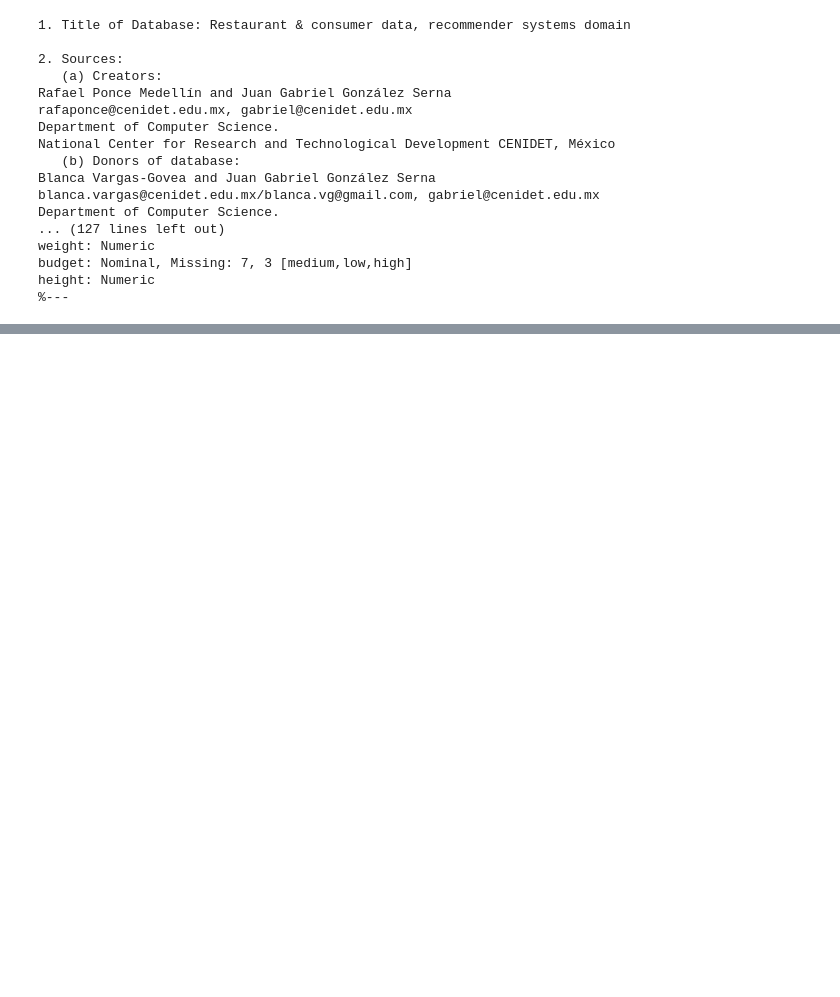
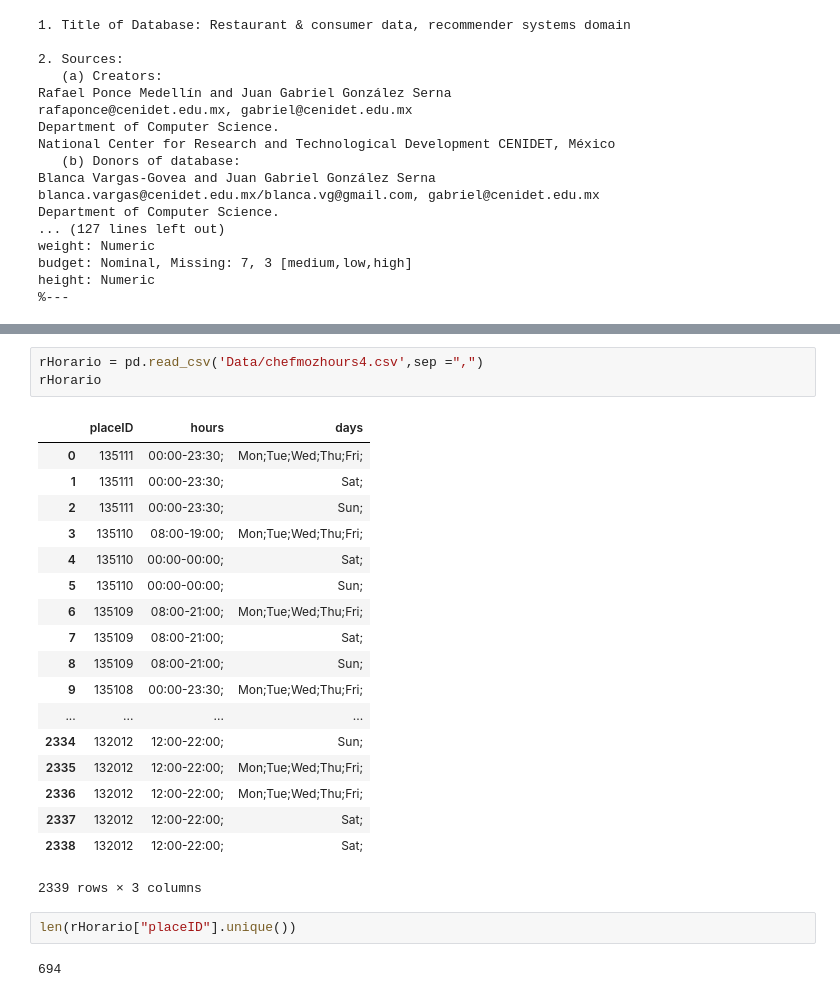
Before and after one commit to jorgeserranodelcerro/TFM_recommender_system, a Jupyter notebook: TFM.ipynb, the cells around one changed output, grey strips where cells are left out. Drawn from its saved outputs; the diff is of its cells as text; blank space fills up the shorter version.

```diff
--- a/TFM.ipynb
+++ b/TFM.ipynb
@@ -30,0 +128,26 @@ height: Numeric
+# %%
+rHorario = pd.read_csv('Data/chefmozhours4.csv',sep =",")
+rHorario
+# %% [output]
+|  | placeID | hours | days |
+| 0 | 135111 | 00:00-23:30; | Mon;Tue;Wed;Thu;Fri; |
+| 1 | 135111 | 00:00-23:30; | Sat; |
+| 2 | 135111 | 00:00-23:30; | Sun; |
+| 3 | 135110 | 08:00-19:00; | Mon;Tue;Wed;Thu;Fri; |
+| 4 | 135110 | 00:00-00:00; | Sat; |
+| 5 | 135110 | 00:00-00:00; | Sun; |
+| 6 | 135109 | 08:00-21:00; | Mon;Tue;Wed;Thu;Fri; |
+| 7 | 135109 | 08:00-21:00; | Sat; |
+| 8 | 135109 | 08:00-21:00; | Sun; |
+| 9 | 135108 | 00:00-23:30; | Mon;Tue;Wed;Thu;Fri; |
+| ... | ... | ... | ... |
+| 2334 | 132012 | 12:00-22:00; | Sun; |
+| 2335 | 132012 | 12:00-22:00; | Mon;Tue;Wed;Thu;Fri; |
+| 2336 | 132012 | 12:00-22:00; | Mon;Tue;Wed;Thu;Fri; |
+| 2337 | 132012 | 12:00-22:00; | Sat; |
+| 2338 | 132012 | 12:00-22:00; | Sat; |
+2339 rows × 3 columns
+# %%
+len(rHorario["placeID"].unique())
+# %% [output]
+694
```
Also changed, not shown: parts of 25 cells of this notebook.
